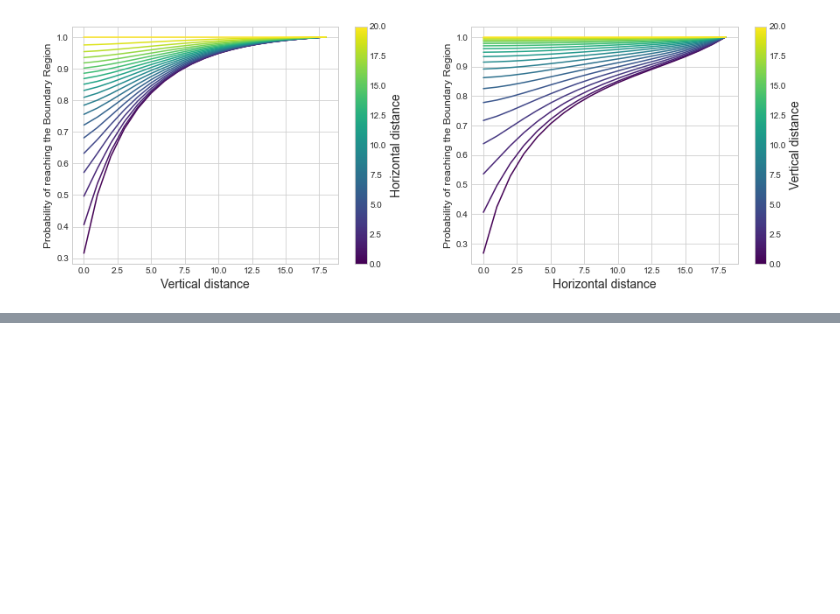
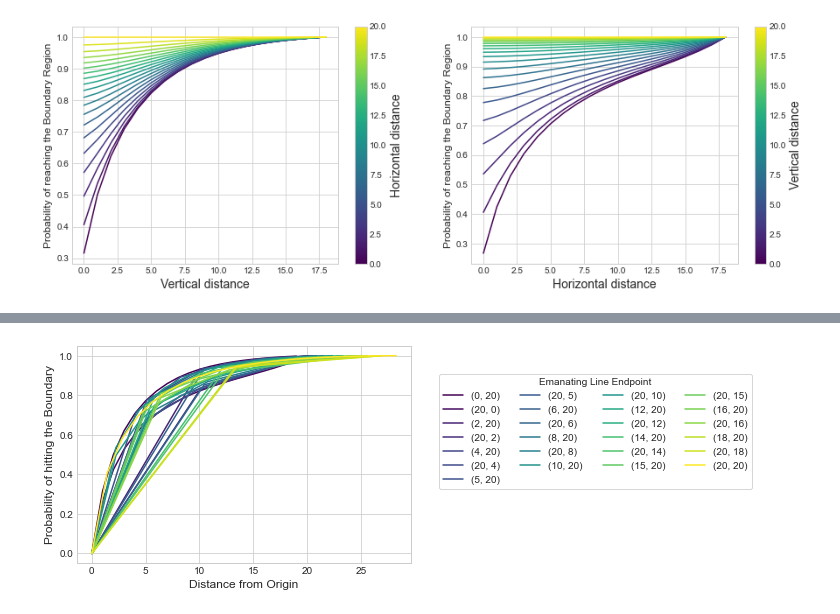
Before and after one commit to geraintpalmer/TruncatingInfiniteMarkovChains, a Jupyter notebook: src/investigate_concavity_convexity_2D_statespace.ipynb, the cells around one changed output, grey strips where cells are left out. Drawn from its saved outputs; the diff is of its cells as text; code cells hidden in the pictures; blank space fills up the shorter version.

```diff
--- a/src/investigate_concavity_convexity_2D_statespace.ipynb
+++ b/src/investigate_concavity_convexity_2D_statespace.ipynb
@@ -326,0 +430,10 @@ plot_directional_convexity_2d_random_walk(
+# %%
+plot_probs_on_emanating_lines(
+        p_h_away=0.45,
+        p_h_toward=0.55,
+        p_v_away=0.55,
+        p_v_toward=0.45,
+        bound=21
+);
+# %% [output]
+[figure, added]
```
Also changed, not shown: parts of 15 cells of this notebook.
